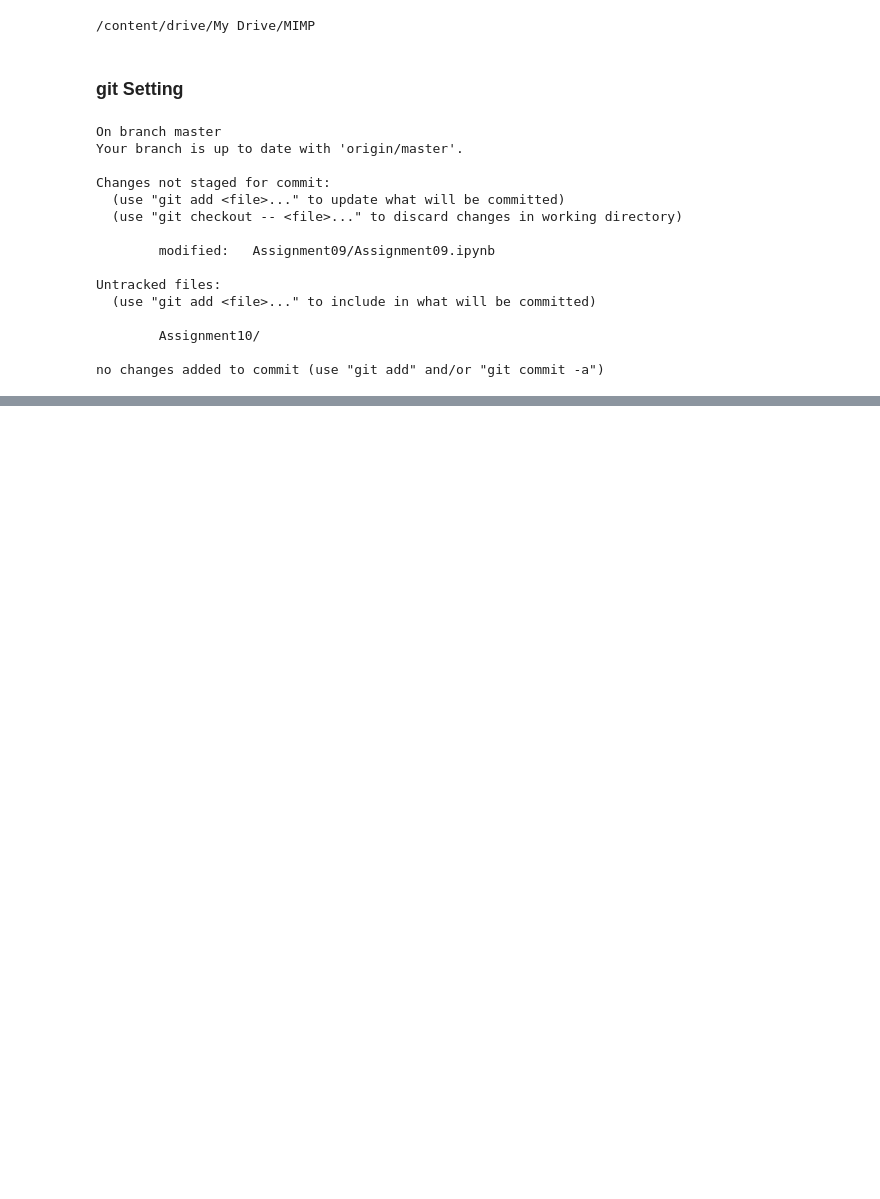
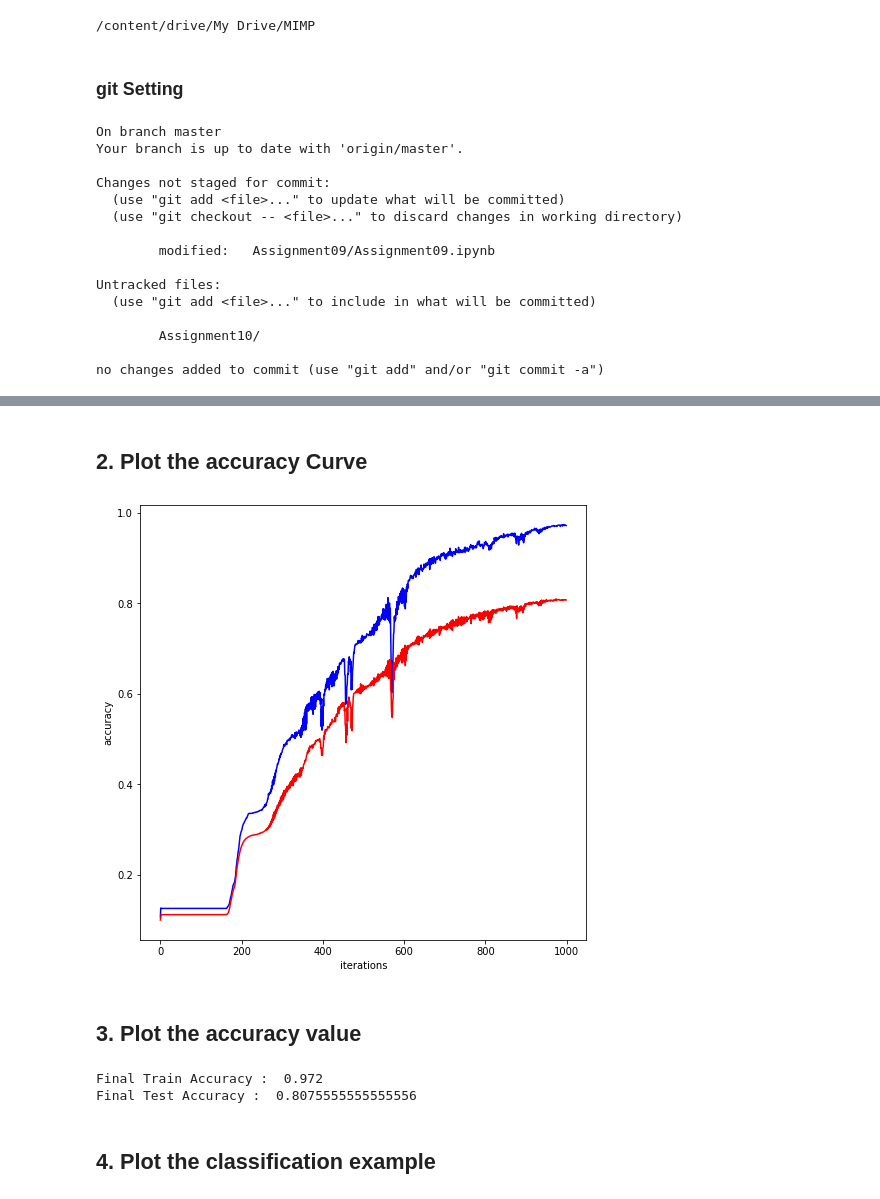
Before and after one commit to SooonChang/MIMP, a Jupyter notebook: Assignment10/Assignment10.ipynb, the cells around one changed output, grey strips where cells are left out. Drawn from its saved outputs; the diff is of its cells as text; code cells hidden in the pictures; blank space fills up the shorter version.

```diff
--- a/Assignment10/Assignment10.ipynb
+++ b/Assignment10/Assignment10.ipynb
@@ -43,0 +302,21 @@ no changes added to commit (use "git add" and/or "git commit -a")
+# %% [markdown]
+## 2. Plot the accuracy Curve
+# %%
+plt.figure(figsize=(8,8))
+plt.xlabel("iterations")
+plt.ylabel("accuracy")
+plt.plot(iteration, train_acc_list, c='b')
+plt.plot(iteration, test_acc_list, c='r')
+plt.show()
+# %% [output]
+[figure, added]
+# %% [markdown]
+## 3. Plot the accuracy value
+# %%
+print("Final Train Accuracy : ", train_acc_list[-1])
+print("Final Test Accuracy : ", test_acc_list[-1])
+# %% [output]
+Final Train Accuracy :  0.972
+Final Test Accuracy :  0.8075555555555556
+# %% [markdown]
+## 4. Plot the classification example
```
Also changed, not shown: parts of 22 cells of this notebook.
